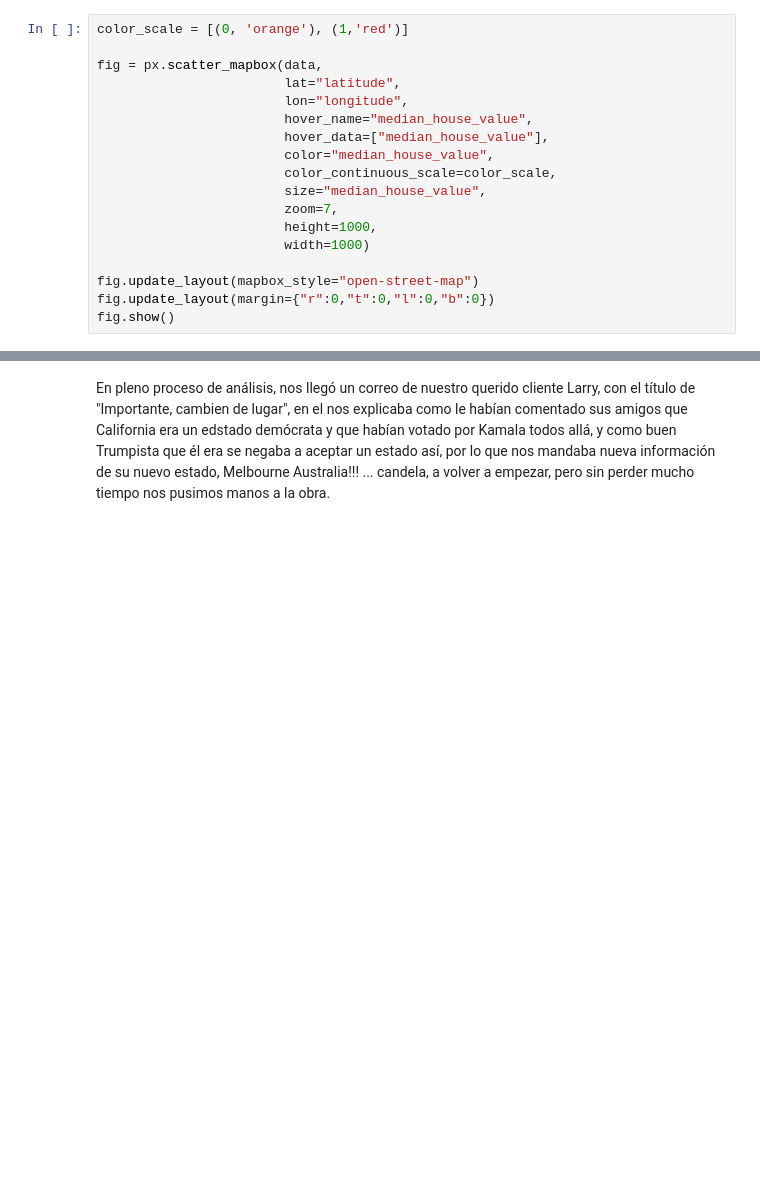
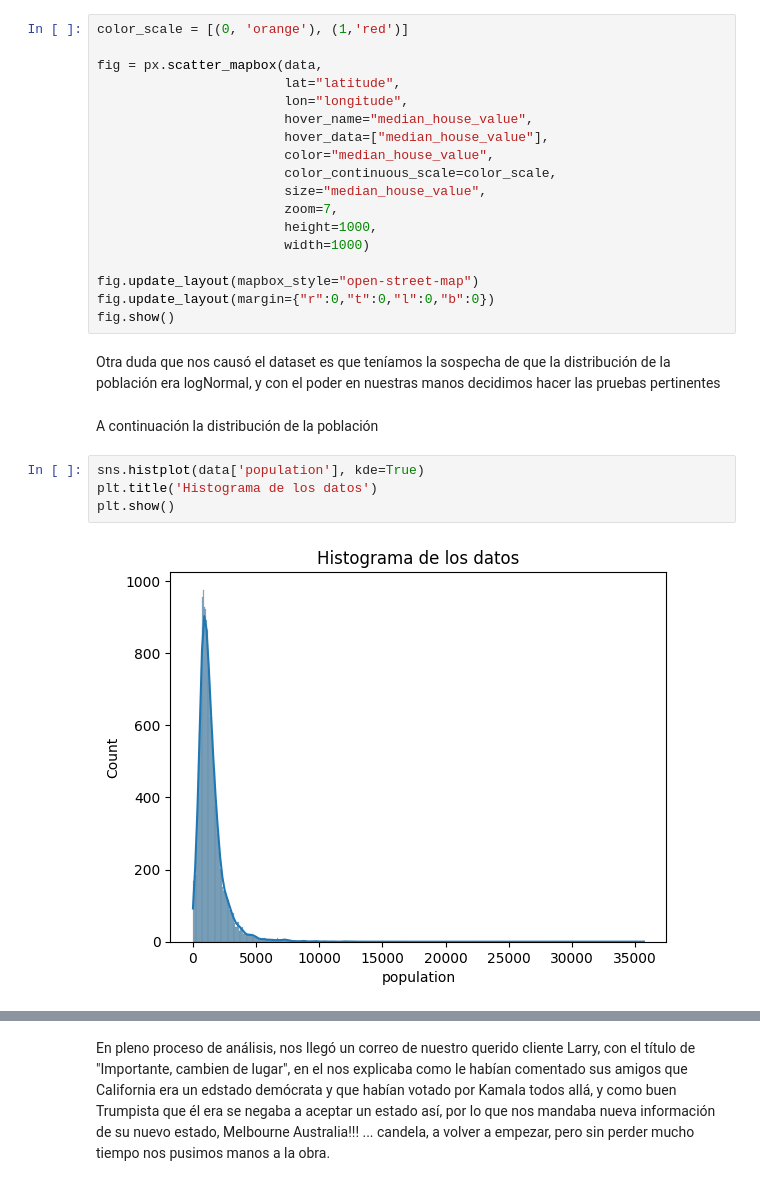
Before and after one commit to theleywin/Statistics-Final-Project, a Jupyter notebook: explore_California.ipynb, the cells around one changed output, grey strips where cells are left out. Drawn from its saved outputs; the diff is of its cells as text; blank space fills up the shorter version.

Commit message:
make some test to find if population distribute logNormal, use Shapiro-Wilk and Anderson-Darling

```diff
--- a/explore_California.ipynb
+++ b/explore_California.ipynb
@@ -193,3 +194,13 @@ fig = px.scatter_mapbox(data,
 fig.update_layout(mapbox_style="open-street-map")
 fig.update_layout(margin={"r":0,"t":0,"l":0,"b":0})
 fig.show()
+# %% [markdown]
+Otra duda que nos causó el dataset es que teníamos la sospecha de que la distribución de la población era logNormal, y con el poder en nuestras manos decidimos hacer las pruebas pertinentes
+# %% [markdown]
+A continuación la distribución de la población
+# %%
+sns.histplot(data['population'], kde=True)
+plt.title('Histograma de los datos')
+plt.show()
+# %% [output]
+[figure, added]
```
Also changed, not shown: parts of 12 cells of this notebook, 1 other file.
